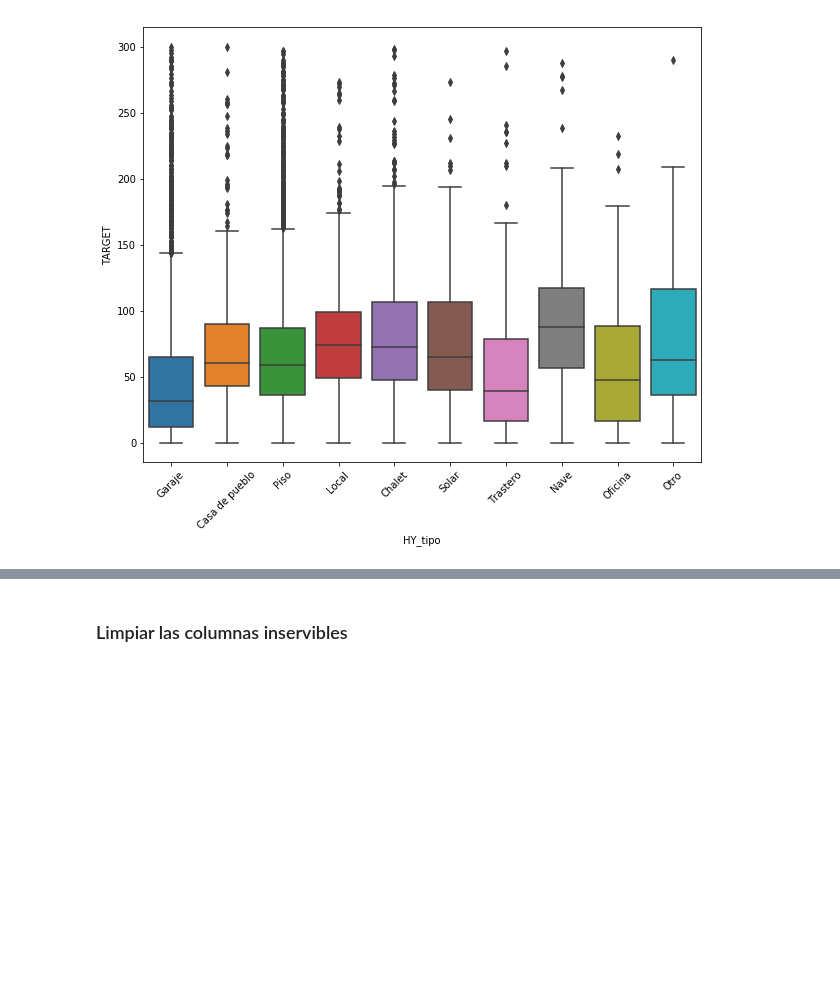
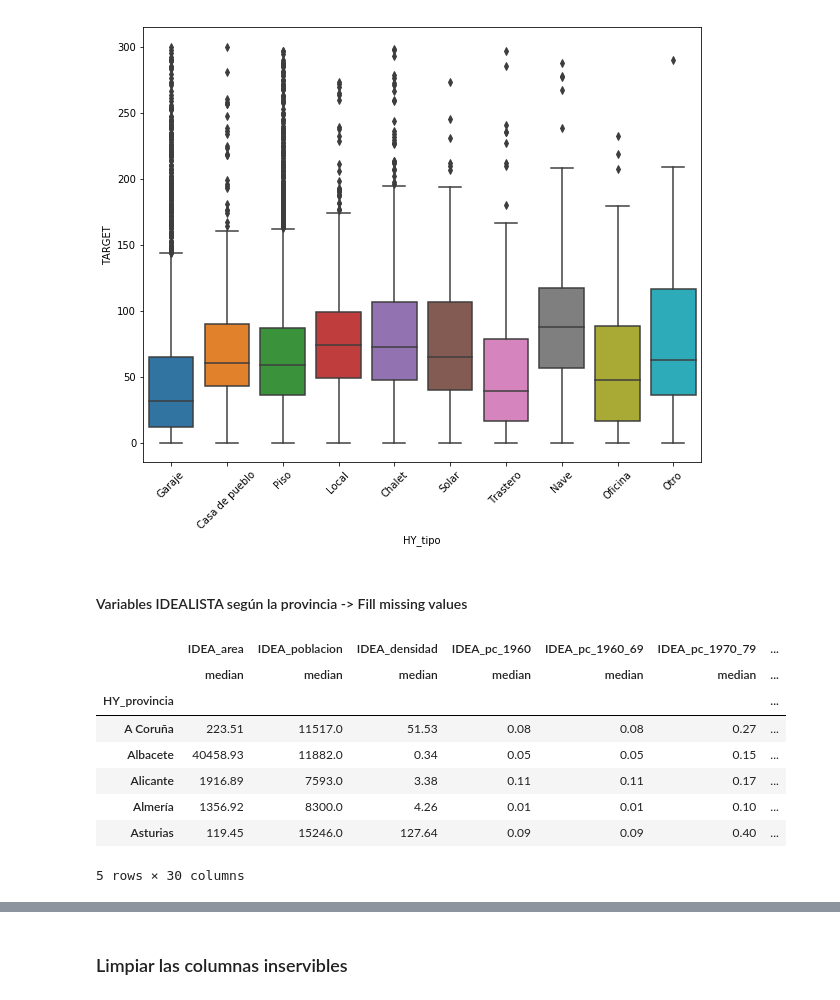
Before and after one commit to RohitUttam/UniversityHack2019, a Jupyter notebook: Expl_ini_rf.ipynb, the cells around one changed output, grey strips where cells are left out. Cells and saved outputs as stored; diff of their text form; code cells hidden in the pictures; blank space fills up the shorter version.

Commit message:
Fill missing IDEALISTA values

```diff
--- a/Expl_ini_rf.ipynb
+++ b/Expl_ini_rf.ipynb
@@ -487,3 +487,25 @@ modelar[['HY_tipo', 'TARGET']].groupby(['HY_tipo']).agg('count')
 plot_cat_target('HY_tipo')
 # %% [output]
 [figure]
+# %% [markdown]
+#### Variables IDEALISTA según la provincia -> Fill missing values
+# %%
+cols = modelar.columns.tolist()
+# %%
+idealista_vars = [col for col in cols if col[:4]=='IDEA']
+# %%
+idealista_vars.append('HY_provincia')
+# %%
+to_fill_missing_values_prov = modelar[idealista_vars].groupby(by = 'HY_provincia').agg(['median'])
+# %%
+to_fill_missing_values_prov.head()
+# %% [output]
+|  | IDEA_area | IDEA_poblacion | IDEA_densidad | IDEA_pc_1960 | IDEA_pc_1960_69 | IDEA_pc_1970_79 | ... |
+|  | median | median | median | median | median | median | ... |
+| HY_provincia |  |  |  |  |  |  | ... |
+| A Coruña | 223.51 | 11517.0 | 51.53 | 0.08 | 0.08 | 0.27 | ... |
+| Albacete | 40458.93 | 11882.0 | 0.34 | 0.05 | 0.05 | 0.15 | ... |
+| Alicante | 1916.89 | 7593.0 | 3.38 | 0.11 | 0.11 | 0.17 | ... |
+| Almería | 1356.92 | 8300.0 | 4.26 | 0.01 | 0.01 | 0.10 | ... |
+| Asturias | 119.45 | 15246.0 | 127.64 | 0.09 | 0.09 | 0.40 | ... |
+5 rows × 30 columns
```
Also changed, not shown: parts of 5 cells of this notebook.
